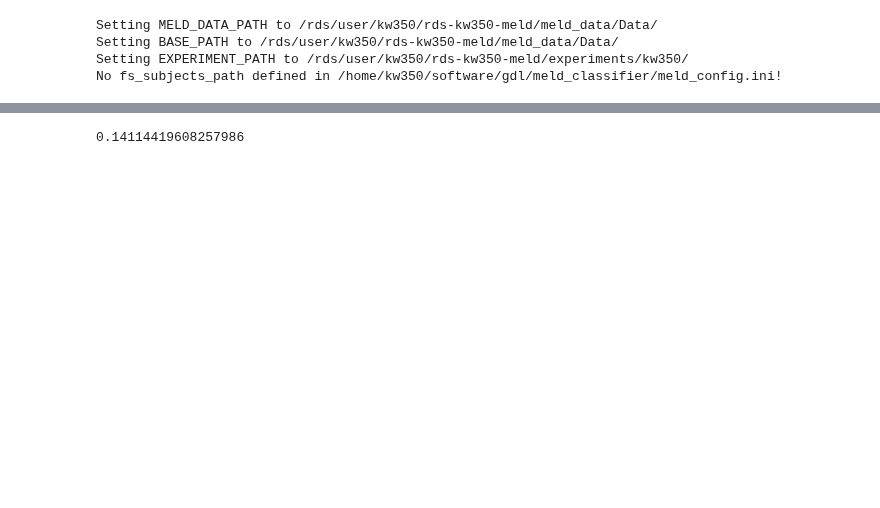
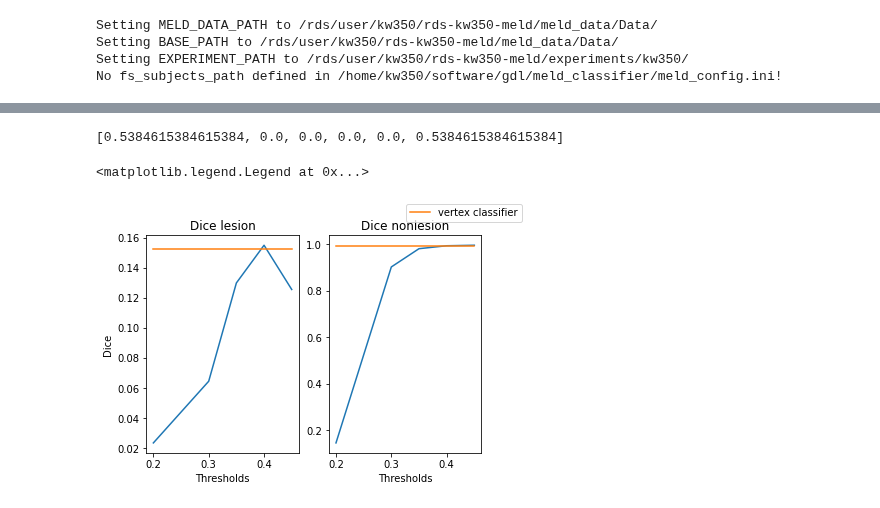
Before and after one commit to MELDProject/meld_graph, a Jupyter notebook: notebooks/baseline_scores.ipynb, the cells around one changed output, grey strips where cells are left out. Saved outputs shown, nothing was run; the diff lists cells and outputs as text; code cells hidden in the pictures; blank space fills up the shorter version.

Commit message:
baselin scores update

```diff
--- a/notebooks/baseline_scores.ipynb
+++ b/notebooks/baseline_scores.ipynb
@@ -91,2 +107,17 @@ for si,subject in enumerate(subjects):
+# %%
+def dices(scores):
+    dices_lesion = np.nan_to_num((2*scores[0])/(2*scores[0]+scores[1]+scores[2]))
+    dices_nonlesion = np.nan_to_num((2*scores[3])/(2*scores[3]+scores[1]+scores[2]))
+    return dices_lesion,dices_nonlesion
+
+def add_dice_spec_and_sens(df):
+    df['Dice_lesion'],df['Dice_nonlesion'], = dices(df[['TP','FP','FN','TN']].values.T)
+    df['Detected'] = df['TP']>0
+    sensitivity = np.mean(df['Detected'][df['Group']])
+    fps = df['FP']>0
+    specificity = np.mean(fps[~df['Group']]==0)
+    mean_dice = np.mean(df['Dice_lesion'][df['Group']])
+    mean_dice_non = np.mean(df['Dice_nonlesion'])
+    return df, sensitivity, specificity,mean_dice, mean_dice_non
 # %%
 import pandas as pd
@@ -95,4 +125,36 @@ df=pd.DataFrame(results,columns=['Subject ID','Group','Detected','TP','FN','FP',
-# %%
-np.mean(df[df.Group]['Dice_lesion'])
-# %% [output]
-0.14114419608257986
+# %%
+stored_dices = []
+stored_nondice = []
+sensitivities = []
+specificities = []
+for s in stored_scores:
+    df_old = pd.DataFrame(s,columns=['Subject ID','Group',
+                                          'TP','FP','FN','TN',])
+    df_old,sensitivity,specificity,mean_dice,mean_non_dice = add_dice_spec_and_sens(df_old)
+    stored_dices.append(mean_dice)
+    stored_nondice.append(mean_non_dice)
+    sensitivities.append(sensitivity)
+    specificities.append(specificity)
+# %%
+specificities
+# %% [output]
+[0.5384615384615384, 0.0, 0.0, 0.0, 0.0, 0.5384615384615384]
+# %%
+import matplotlib.pyplot as plt
+fig,ax = plt.subplots(1,2)
+ax[0].plot(threshes,stored_dices[1:],)
+ax[0].plot([threshes[0],threshes[-1]],[stored_dices[0],stored_dices[0]],label='vertex classifier')
+ax[0].set_xlabel('Thresholds')
+ax[0].set_ylabel('Dice')
+
+ax[0].set_title("Dice lesion")
+#,stored_nondice
+ax[1].plot(threshes,stored_nondice[1:],)
+ax[1].plot([threshes[0],threshes[-1]],[stored_nondice[0],stored_nondice[0]])
+#,stored_nondice
+ax[1].set_xlabel('Thresholds')
+ax[1].set_title("Dice nonlesion")
+fig.legend()
+# %% [output]
+<matplotlib.legend.Legend at 0x...>
+[figure, added]
```
Also changed, not shown: parts of 10 cells of this notebook.
